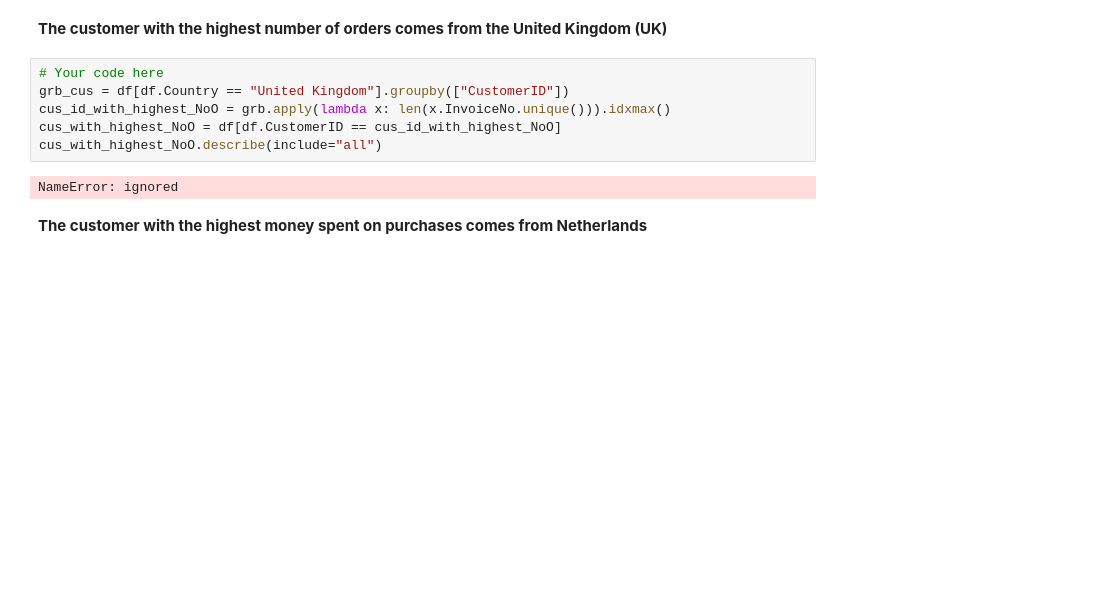
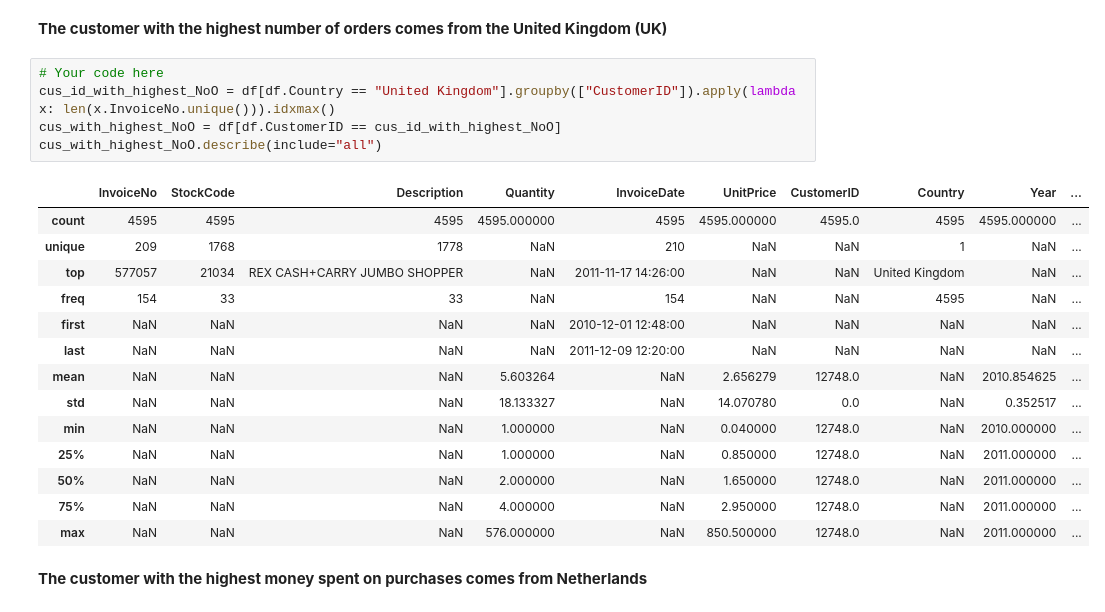
Before and after one commit to trhgnhat/DS_DevC_CoderSchool, a Jupyter notebook: Truong_Hoang_Nhat_Assignment_3_EDA.ipynb, the cells around one changed output. Cells and saved outputs as stored; diff of their text form; blank space fills up the shorter version.

```diff
--- a/Truong_Hoang_Nhat_Assignment_3_EDA.ipynb
+++ b/Truong_Hoang_Nhat_Assignment_3_EDA.ipynb
@@ -192,12 +195,24 @@ df = df[df.UnitPrice > 0]
 **The customer with the highest number of orders comes from the United Kingdom (UK)**
 # %%
 # Your code here
-grb_cus = df[df.Country == "United Kingdom"].groupby(["CustomerID"])
-cus_id_with_highest_NoO = grb.apply(lambda x: len(x.InvoiceNo.unique())).idxmax()
+cus_id_with_highest_NoO = df[df.Country == "United Kingdom"].groupby(["CustomerID"]).apply(lambda x: len(x.InvoiceNo.unique())).idxmax()
 cus_with_highest_NoO = df[df.CustomerID == cus_id_with_highest_NoO]
 cus_with_highest_NoO.describe(include="all")
 # %% [output]
-NameError: ignored
+|  | InvoiceNo | StockCode | Description | Quantity | InvoiceDate | UnitPrice | CustomerID | Country | Year | ... |
+| count | 4595 | 4595 | 4595 | 4595.000000 | 4595 | 4595.000000 | 4595.0 | 4595 | 4595.000000 | ... |
+| unique | 209 | 1768 | 1778 | NaN | 210 | NaN | NaN | 1 | NaN | ... |
+| top | 577057 | 21034 | REX CASH+CARRY JUMBO SHOPPER | NaN | 2011-11-17 14:26:00 | NaN | NaN | United Kingdom | NaN | ... |
+| freq | 154 | 33 | 33 | NaN | 154 | NaN | NaN | 4595 | NaN | ... |
+| first | NaN | NaN | NaN | NaN | 2010-12-01 12:48:00 | NaN | NaN | NaN | NaN | ... |
+| last | NaN | NaN | NaN | NaN | 2011-12-09 12:20:00 | NaN | NaN | NaN | NaN | ... |
+| mean | NaN | NaN | NaN | 5.603264 | NaN | 2.656279 | 12748.0 | NaN | 2010.854625 | ... |
+| std | NaN | NaN | NaN | 18.133327 | NaN | 14.070780 | 0.0 | NaN | 0.352517 | ... |
+| min | NaN | NaN | NaN | 1.000000 | NaN | 0.040000 | 12748.0 | NaN | 2010.000000 | ... |
+| 25% | NaN | NaN | NaN | 1.000000 | NaN | 0.850000 | 12748.0 | NaN | 2011.000000 | ... |
+| 50% | NaN | NaN | NaN | 2.000000 | NaN | 1.650000 | 12748.0 | NaN | 2011.000000 | ... |
+| 75% | NaN | NaN | NaN | 4.000000 | NaN | 2.950000 | 12748.0 | NaN | 2011.000000 | ... |
+| max | NaN | NaN | NaN | 576.000000 | NaN | 850.500000 | 12748.0 | NaN | 2011.000000 | ... |
 # %% [markdown]
 **The customer with the highest money spent on purchases comes from Netherlands**
 # %%
```
Also changed, not shown: parts of 2 cells of this notebook.
